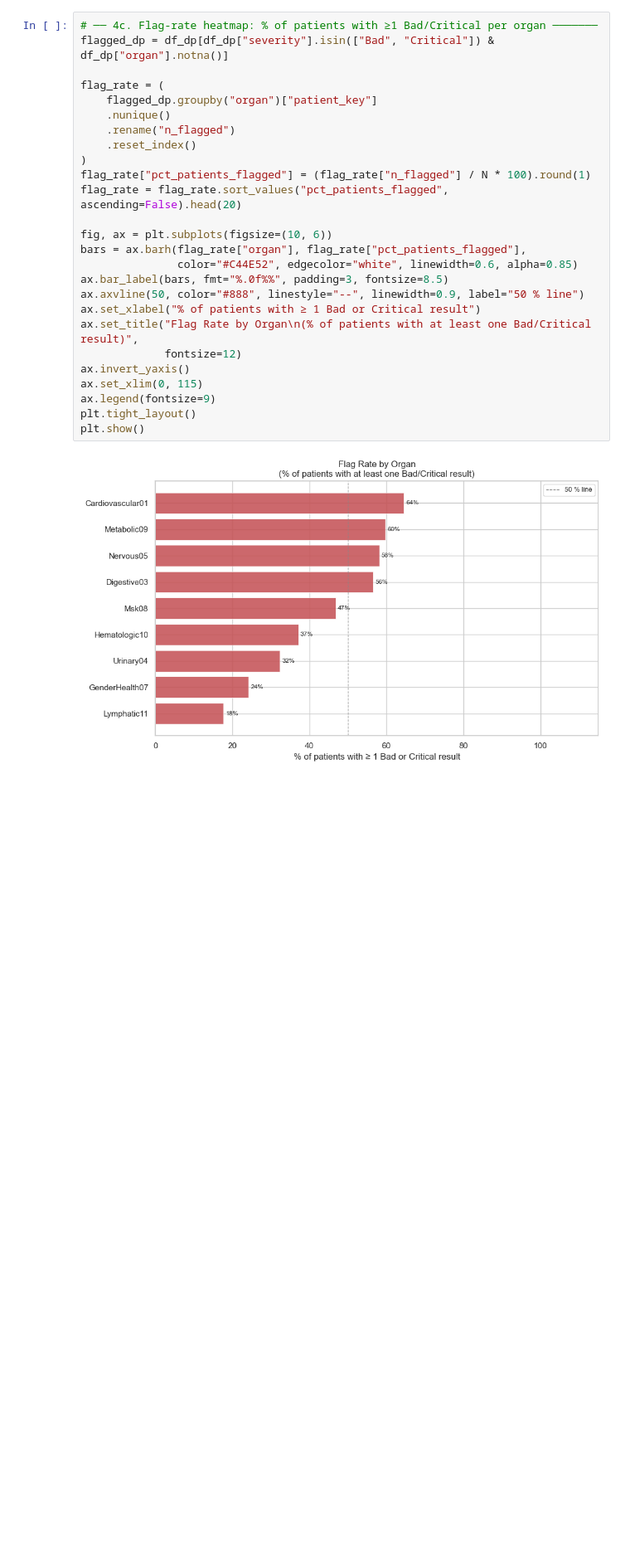
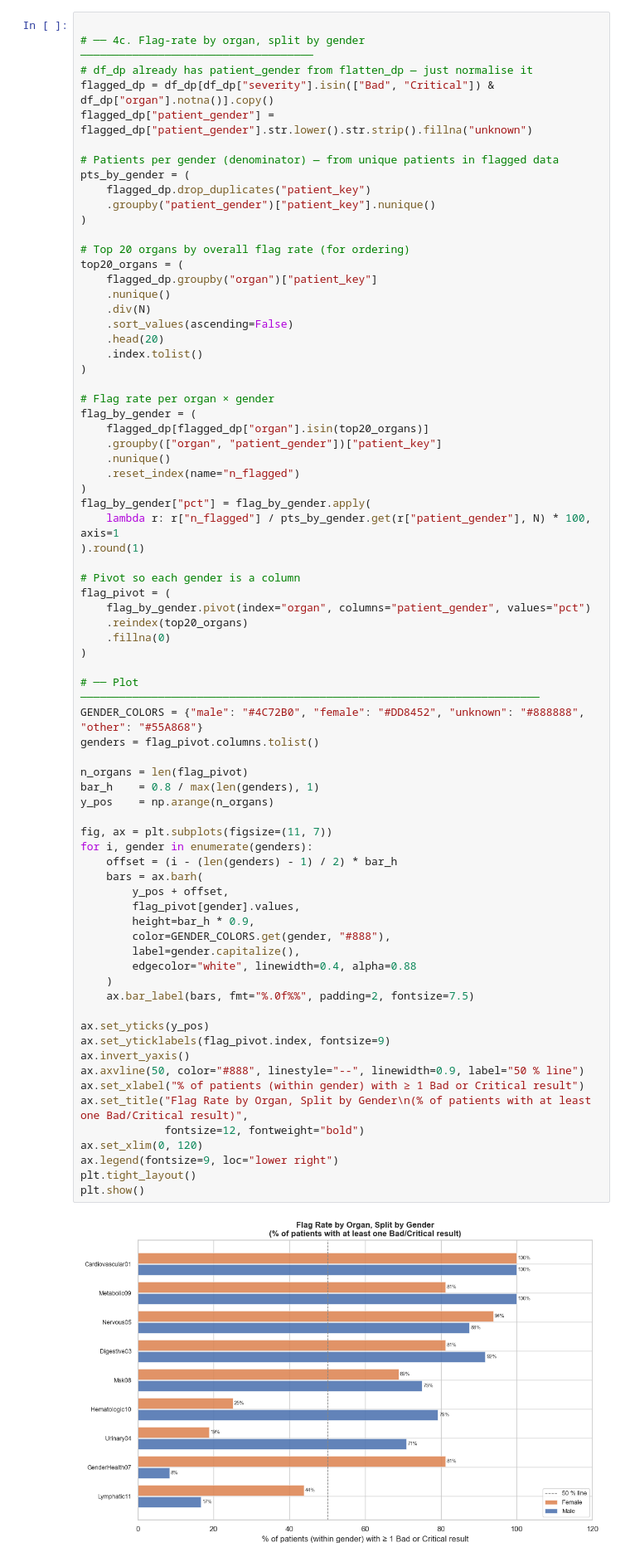
Before and after one commit to ClaraLepsius/synthetic_patient_datasets-2, a Jupyter notebook: population_overview.ipynb, the cells around one changed output. Shown at 83% size. Cells and saved outputs as stored; diff of their text form; blank space fills up the shorter version.

```diff
--- a/population_overview.ipynb
+++ b/population_overview.ipynb
@@ -413,28 +478,75 @@ plt.show()
 # %%
-# ── 4c. Flag-rate heatmap: % of patients with ≥1 Bad/Critical per organ ───────
-flagged_dp = df_dp[df_dp["severity"].isin(["Bad", "Critical"]) & df_dp["organ"].notna()]
 
-flag_rate = (
+# ── 4c. Flag-rate by organ, split by gender ────────────────────────────────────
+# df_dp already has patient_gender from flatten_dp — just normalise it
+flagged_dp = df_dp[df_dp["severity"].isin(["Bad", "Critical"]) & df_dp["organ"].notna()].copy()
+flagged_dp["patient_gender"] = flagged_dp["patient_gender"].str.lower().str.strip().fillna("unknown")
+
+# Patients per gender (denominator) — from unique patients in flagged data
+pts_by_gender = (
+    flagged_dp.drop_duplicates("patient_key")
+    .groupby("patient_gender")["patient_key"].nunique()
+)
+
+# Top 20 organs by overall flag rate (for ordering)
+top20_organs = (
     flagged_dp.groupby("organ")["patient_key"]
     .nunique()
-    .rename("n_flagged")
-    .reset_index()
+    .div(N)
+    .sort_values(ascending=False)
+    .head(20)
+    .index.tolist()
 )
-flag_rate["pct_patients_flagged"] = (flag_rate["n_flagged"] / N * 100).round(1)
-flag_rate = flag_rate.sort_values("pct_patients_flagged", ascending=False).head(20)
 
-fig, ax = plt.subplots(figsize=(10, 6))
-bars = ax.barh(flag_rate["organ"], flag_rate["pct_patients_flagged"],
-               color="#C44E52", edgecolor="white", linewidth=0.6, alpha=0.85)
-ax.bar_label(bars, fmt="%.0f%%", padding=3, fontsize=8.5)
+# Flag rate per organ × gender
+flag_by_gender = (
+    flagged_dp[flagged_dp["organ"].isin(top20_organs)]
+    .groupby(["organ", "patient_gender"])["patient_key"]
+    .nunique()
+    .reset_index(name="n_flagged")
+)
+flag_by_gender["pct"] = flag_by_gender.apply(
+    lambda r: r["n_flagged"] / pts_by_gender.get(r["patient_gender"], N) * 100, axis=1
+).round(1)
+
+# Pivot so each gender is a column
+flag_pivot = (
+    flag_by_gender.pivot(index="organ", columns="patient_gender", values="pct")
+    .reindex(top20_organs)
+    .fillna(0)
+)
+
+# ── Plot ───────────────────────────────────────────────────────────────────────
+GENDER_COLORS = {"male": "#4C72B0", "female": "#DD8452", "unknown": "#888888", "other": "#55A868"}
+genders = flag_pivot.columns.tolist()
+
+n_organs = len(flag_pivot)
+bar_h    = 0.8 / max(len(genders), 1)
+y_pos    = np.arange(n_organs)
+
+fig, ax = plt.subplots(figsize=(11, 7))
+for i, gender in enumerate(genders):
+    offset = (i - (len(genders) - 1) / 2) * bar_h
+    bars = ax.barh(
+        y_pos + offset,
+        flag_pivot[gender].values,
+        height=bar_h * 0.9,
+        color=GENDER_COLORS.get(gender, "#888"),
+        label=gender.capitalize(),
+        edgecolor="white", linewidth=0.4, alpha=0.88
+    )
+    ax.bar_label(bars, fmt="%.0f%%", padding=2, fontsize=7.5)
+
+ax.set_yticks(y_pos)
+ax.set_yticklabels(flag_pivot.index, fontsize=9)
+ax.invert_yaxis()
 ax.axvline(50, color="#888", linestyle="--", linewidth=0.9, label="50 % line")
-ax.set_xlabel("% of patients with ≥ 1 Bad or Critical result")
-ax.set_title("Flag Rate by Organ\n(% of patients with at least one Bad/Critical result)",
-             fontsize=12)
-ax.invert_yaxis()
-ax.set_xlim(0, 115)
-ax.legend(fontsize=9)
+ax.set_xlabel("% of patients (within gender) with ≥ 1 Bad or Critical result")
+ax.set_title("Flag Rate by Organ, Split by Gender\n(% of patients with at least one Bad/Critical result)",
+             fontsize=12, fontweight="bold")
+ax.set_xlim(0, 120)
+ax.legend(fontsize=9, loc="lower right")
 plt.tight_layout()
 plt.show()
 # %% [output]
-[figure, old version]
+[figure, new version]
```
Also changed, not shown: parts of 3 cells of this notebook.
